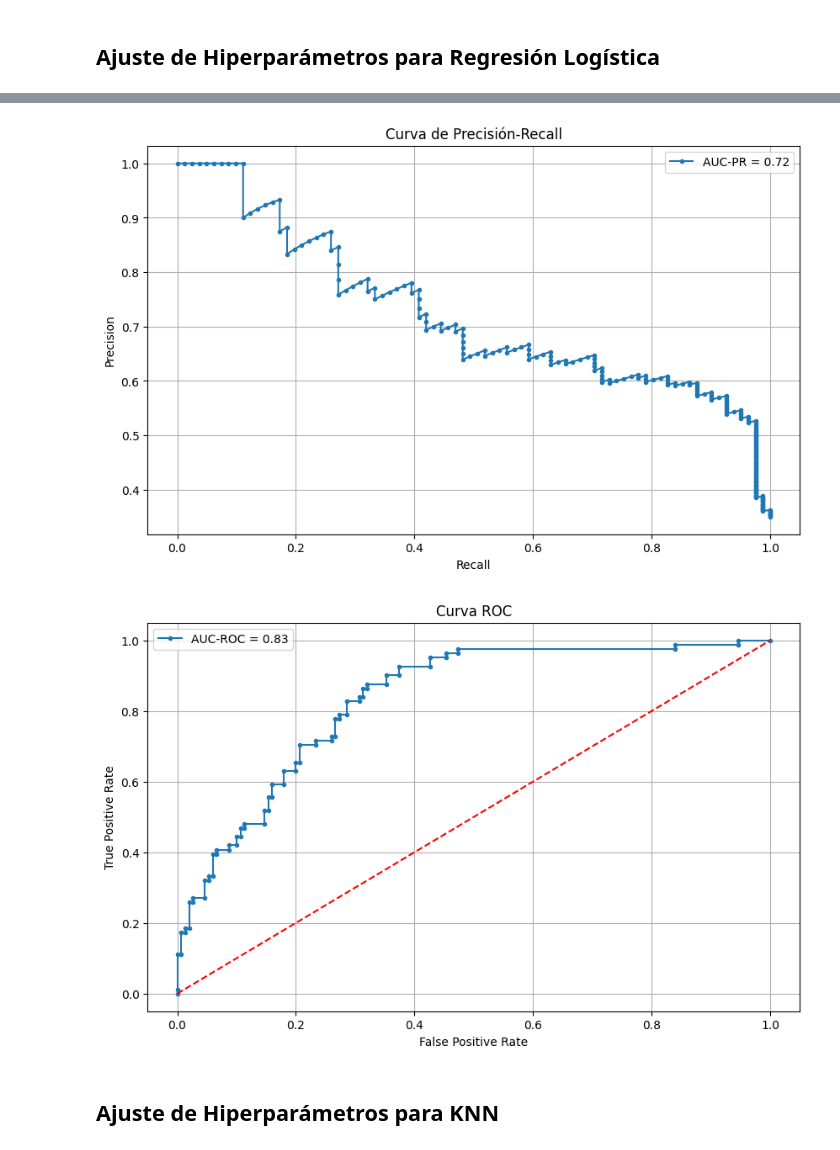
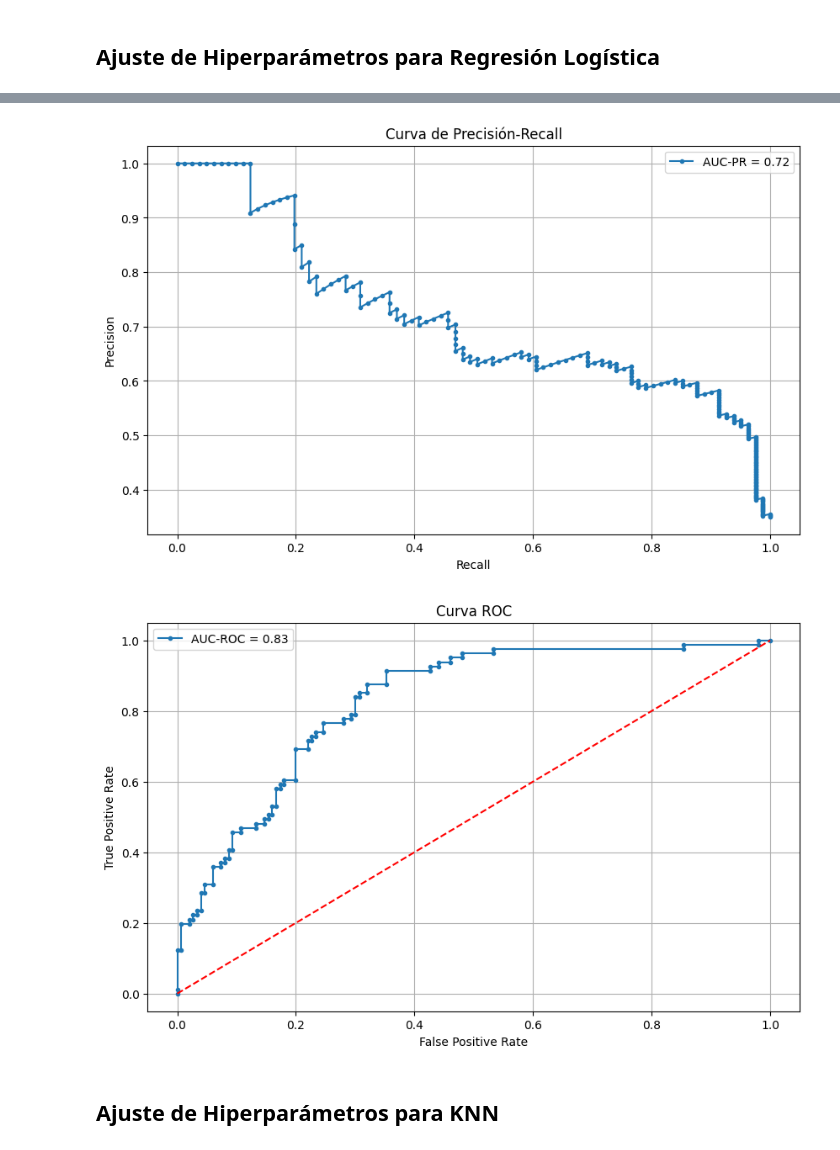
Before and after one commit to XoulEater/Proyecto_1_IA, a Jupyter notebook: diabetes.ipynb, the cells around one changed output, grey strips where cells are left out. Cells and saved outputs as stored; diff of their text form; code cells hidden in the pictures.

```diff
--- a/diabetes.ipynb
+++ b/diabetes.ipynb
@@ -274,6 +311,12 @@ weighted avg       0.72      0.72      0.72       231
 Debido a que la estadarización tiende a presentar un mayor recall
 
 Vamos a utilizar la estandarización para el resto de los modelos. Cabe destacar que la diferencia entre ambos es mínima, por lo que no es un factor determinante en la elección del modelo.
+# %%
+# Eleccion del mejor dataset
+y_test = y_test_s
+y_train = y_train_s
+X_train = X_train_s
+X_test = X_test_s
 # %% [markdown]
 ## Ajuste de Hiperparámetros para Regresión Logística
 # %%
@@ -296,15 +339,15 @@ param_grid = {
 grid_search = GridSearchCV(estimator=log_reg, param_grid=param_grid, cv=5, scoring='accuracy', n_jobs=-1, verbose=1)
 
 # Entrenamiento
-grid_search.fit(X_train_s, y_train_s)
+grid_search.fit(X_train, y_train)
 
 # Mejor combinación de hiperparámetros
 print("Best Parameters:", grid_search.best_params_)
 
 # Evaluación con el mejor modelo
 best_model = grid_search.best_estimator_
-best_model.fit(X_train_s, y_train_s)
-evaluate_model(X_test_s, y_test_s, best_model, cmap='Greens')
+best_model.fit(X_train, y_train)
+evaluate_model(X_test, y_test, best_model, cmap='Greens')
 # %% [output]
 Fitting 5 folds for each of 288 candidates, totalling 1440 fits
 Best Parameters: {'C': 0.1, 'class_weight': None, 'max_iter': 100, 'penalty': 'l1', 'random_state': 42, 'solver': 'liblinear'}
@@ -405,42 +483,40 @@ from sklearn.linear_model import LogisticRegression
 from sklearn.metrics import precision_recall_curve, average_precision_score, roc_auc_score
 from sklearn.model_selection import train_test_split
 
 # 1. Entrenar modelo
-model = LogisticRegression()
-model.fit(X_train_s, y_train_s)
 
 # 2. Predecir probabilidades
-y_prob = model.predict_proba(X_test_s)[:, 1]
+y_prob = best_model.predict_proba(X_test_s)[:, 1]
 # 3. Calcular precisión y recall
-precision, recall, thresholds = precision_recall_curve(y_test_s, y_prob)
+precision, recall, thresholds = precision_recall_curve(y_test, y_prob)
 # 4. Calcular AUC-PR
-average_precision = average_precision_score(y_test_s, y_prob)
+average_precision = average_precision_score(y_test, y_prob)
 # 5. Calcular AUC-ROC
-roc_auc = roc_auc_score(y_test_s, y_prob)
+roc_auc = roc_auc_score(y_test, y_prob)
 # 6. Visualizar la curva de precisión-recall
 plt.figure(figsize=(10, 6))
 plt.plot(recall, precision, marker='.', label='AUC-PR = {:.2f}'.format(average_precision))
 plt.xlabel('Recall')
 plt.ylabel('Precision')
 plt.title('Curva de Precisión-Recall')
 plt.legend()
 plt.grid()
 plt.show()
 # 7. Visualizar la curva ROC
 from sklearn.metrics import roc_curve
-fpr, tpr, thresholds = roc_curve(y_test_s, y_prob)
+fpr, tpr, thresholds = roc_curve(y_test, y_prob)
 plt.figure(figsize=(10, 6))
 plt.plot(fpr, tpr, marker='.', label='AUC-ROC = {:.2f}'.format(roc_auc))
 plt.plot([0, 1], [0, 1], linestyle='--', color='red')
 plt.xlabel('False Positive Rate')
 plt.ylabel('True Positive Rate')
 plt.title('Curva ROC')
 plt.legend()
 plt.grid()
 plt.show()
 # %% [output]
-[figure, old version]
+[figure, new version]
-[figure, old version]
+[figure, new version]
 # %% [markdown]
 ## Ajuste de Hiperparámetros para KNN
 # %%
```
Also changed, not shown: parts of 10 cells of this notebook.
